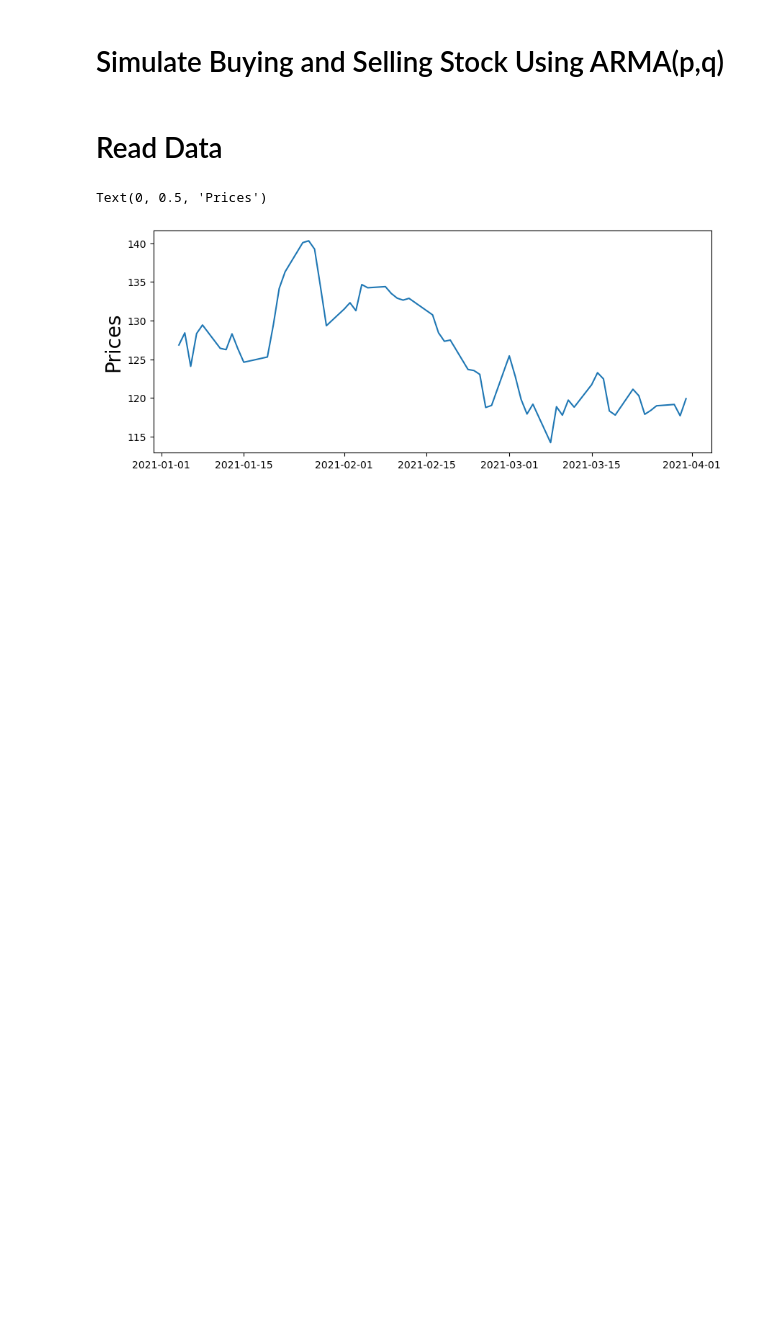
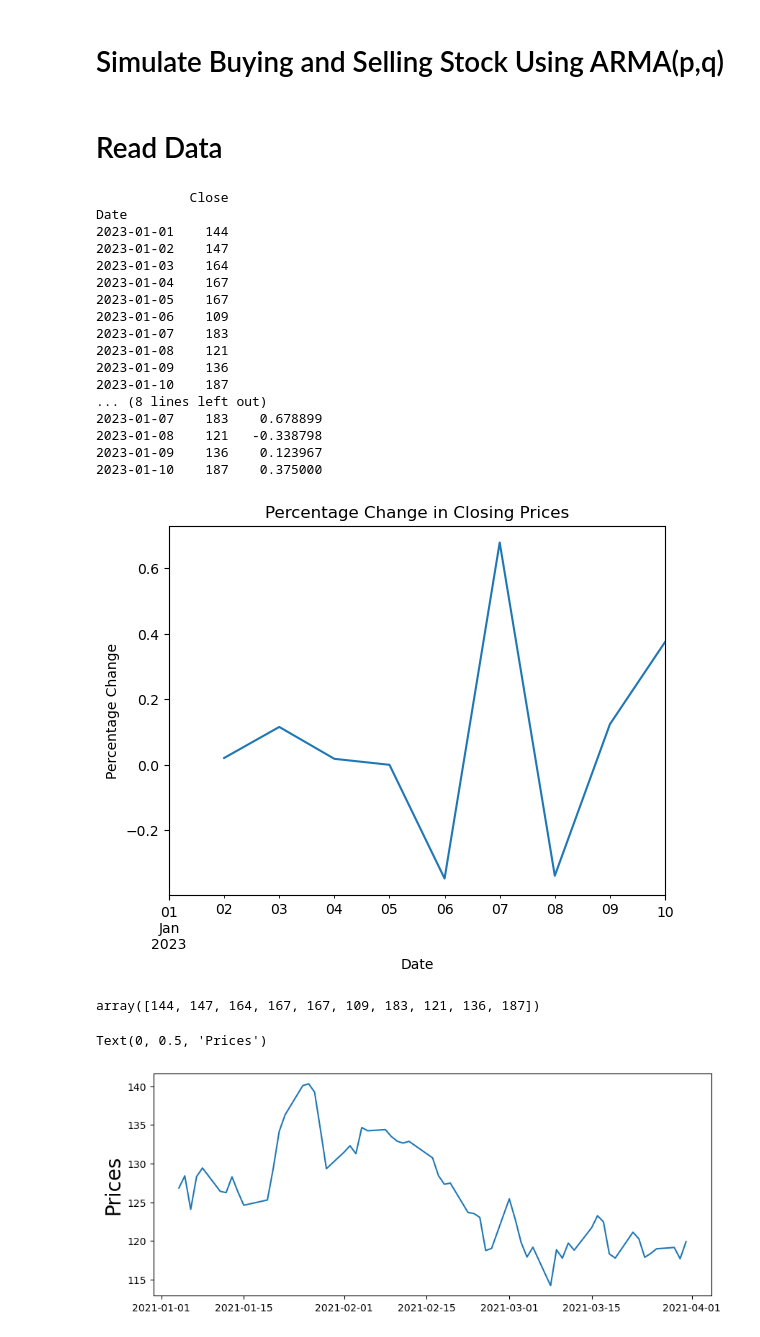
Before and after one commit to vlzsombor/superstore_ds, a Jupyter notebook: ARMA Stock Forecasting.ipynb, the cells around one changed output. Drawn from its saved outputs; the diff is of its cells as text; code cells hidden in the pictures; blank space fills up the shorter version.

```diff
--- a/ARMA Stock Forecasting.ipynb
+++ b/ARMA Stock Forecasting.ipynb
@@ -125,6 +125,53 @@ data = yf.Ticker(tickerSymbol)
 # %%
 prices = data.history(start='2021-01-01', end='2021-04-01').Close
 returns = prices.pct_change().dropna()
+# %%
+import pandas as pd
+import numpy as np
+import matplotlib.pyplot as plt
+# Creating a date range
+dates = pd.date_range(start='2023-01-01', periods=10, freq='D')
+
+# Generating random closing prices
+np.random.seed(0)
+closing_prices = np.random.randint(100, 200, size=(10,))
+
+# Creating a DataFrame
+df = pd.DataFrame({'Date': dates, 'Close': closing_prices})
+df.set_index('Date', inplace=True)
+
+print(df)
+
+df['Pct_Change'] = df['Close'].pct_change()
+print(df)
+
+df['Pct_Change'].plot(title="Percentage Change in Closing Prices")
+plt.xlabel('Date')
+plt.ylabel('Percentage Change')
+plt.show()
+# %% [output]
+            Close
+Date
+2023-01-01    144
+2023-01-02    147
+2023-01-03    164
+2023-01-04    167
+2023-01-05    167
+2023-01-06    109
+2023-01-07    183
+2023-01-08    121
+2023-01-09    136
+2023-01-10    187
+... (8 lines left out)
+2023-01-07    183    0.678899
+2023-01-08    121   -0.338798
+2023-01-09    136    0.123967
+2023-01-10    187    0.375000
+[figure, added]
+# %%
+closing_prices
+# %% [output]
+array([144, 147, 164, 167, 167, 109, 183, 121, 136, 187])
 # %%
 plt.figure(figsize=(10,4))
 plt.plot(prices)
```
Also changed, not shown: parts of 6 cells of this notebook, 2 other files.
